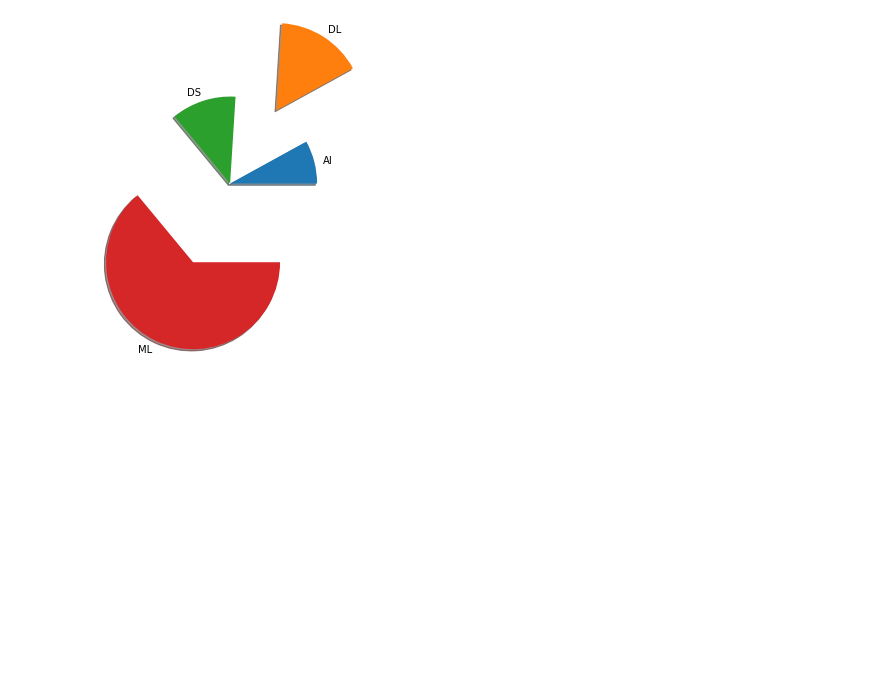
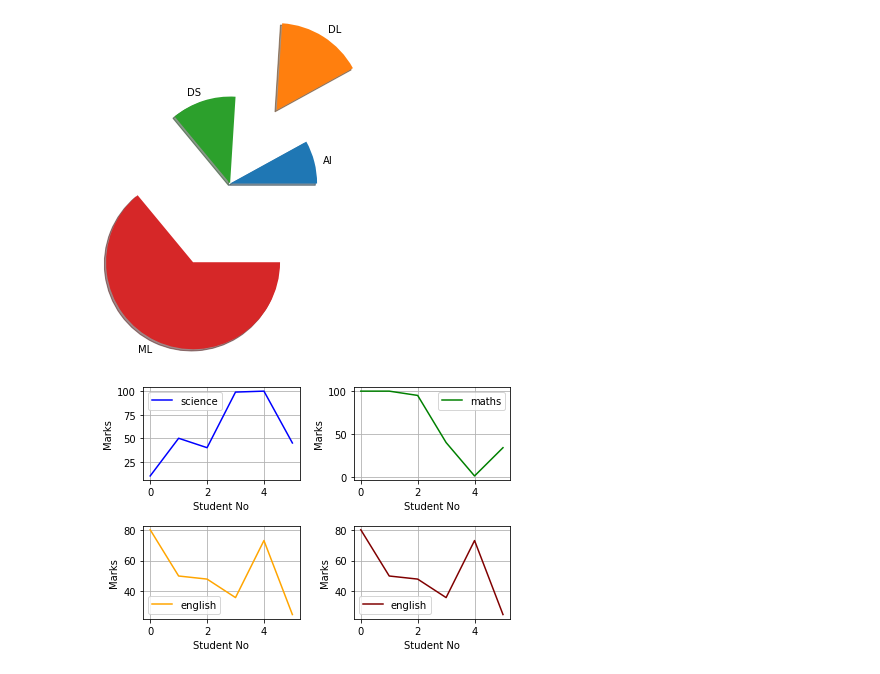
Before and after one commit to rishab29/MLPractice, a Jupyter notebook: MatplotlibDemo2.ipynb, the cells around one changed output. Saved outputs shown, nothing was run; the diff lists cells and outputs as text; code cells hidden in the pictures; blank space fills up the shorter version.

Commit message:
Notebook updated with subplots

```diff
--- a/MatplotlibDemo2.ipynb
+++ b/MatplotlibDemo2.ipynb
@@ -123,3 +119,41 @@ plt.pie(counts,labels=labels,shadow="True",explode=(0,1,0,1))
 plt.show()
 # %% [output]
 [figure]
+# %%
+#Plotting subplots
+science=[10,50,40,99,100,45]
+maths=[100,100,95,40,1,34]
+english=[80,50,48,36,73,25]
+computer=[100,100,100,30,25,45]
+
+
+plt.figure()
+plt.subplot(2,2,1)
+plt.grid()
+plt.plot(science,color="blue",label="science")
+plt.legend()
+plt.xlabel("Student No")
+plt.ylabel("Marks")
+plt.subplot(2,2,2)
+plt.grid()
+plt.plot(maths,color="green",label="maths")
+plt.legend()
+plt.xlabel("Student No")
+plt.ylabel("Marks")
+plt.subplot(2,2,3)
+plt.grid()
+plt.plot(english,color="orange",label="english")
+plt.legend()
+plt.xlabel("Student No")
+plt.ylabel("Marks")
+plt.subplot(2,2,4)
+plt.grid()
+plt.plot(english,color="maroon",label="english")
+plt.legend()
+plt.xlabel("Student No")
+plt.ylabel("Marks")
+
+plt.tight_layout()
+plt.show()
+# %% [output]
+[figure, added]
```
Also changed, not shown: parts of 3 cells of this notebook.
